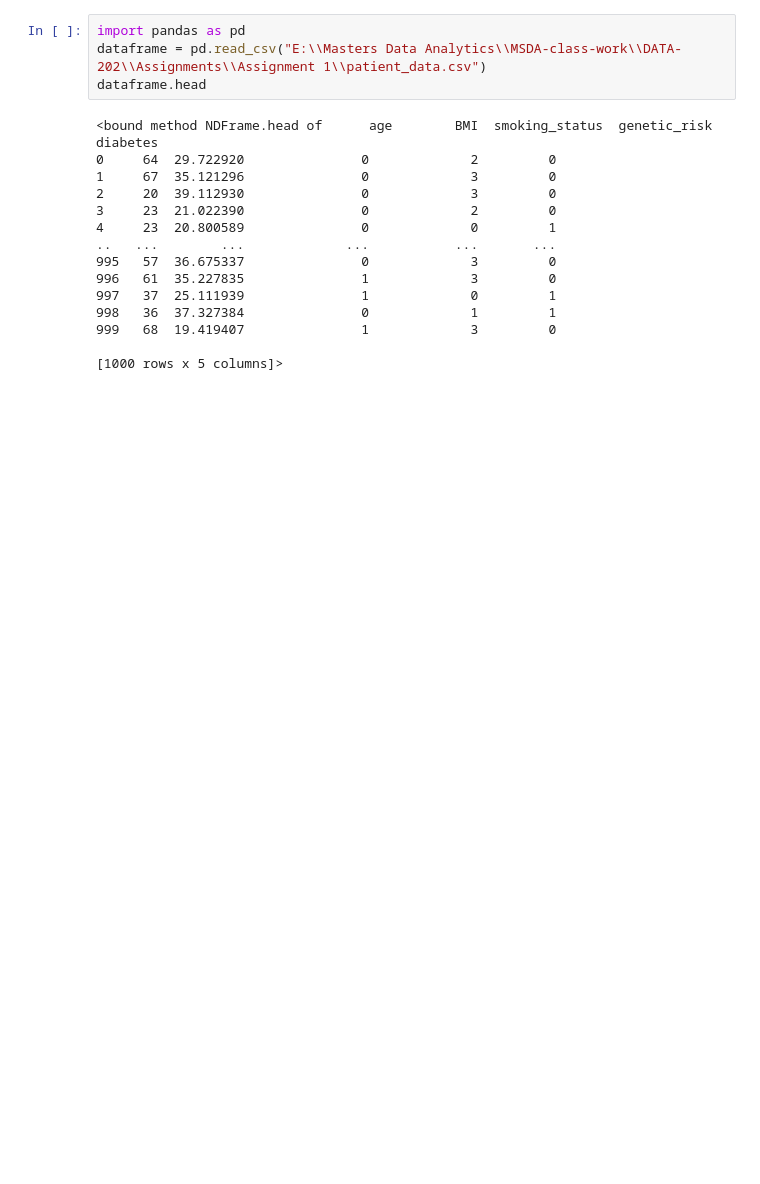
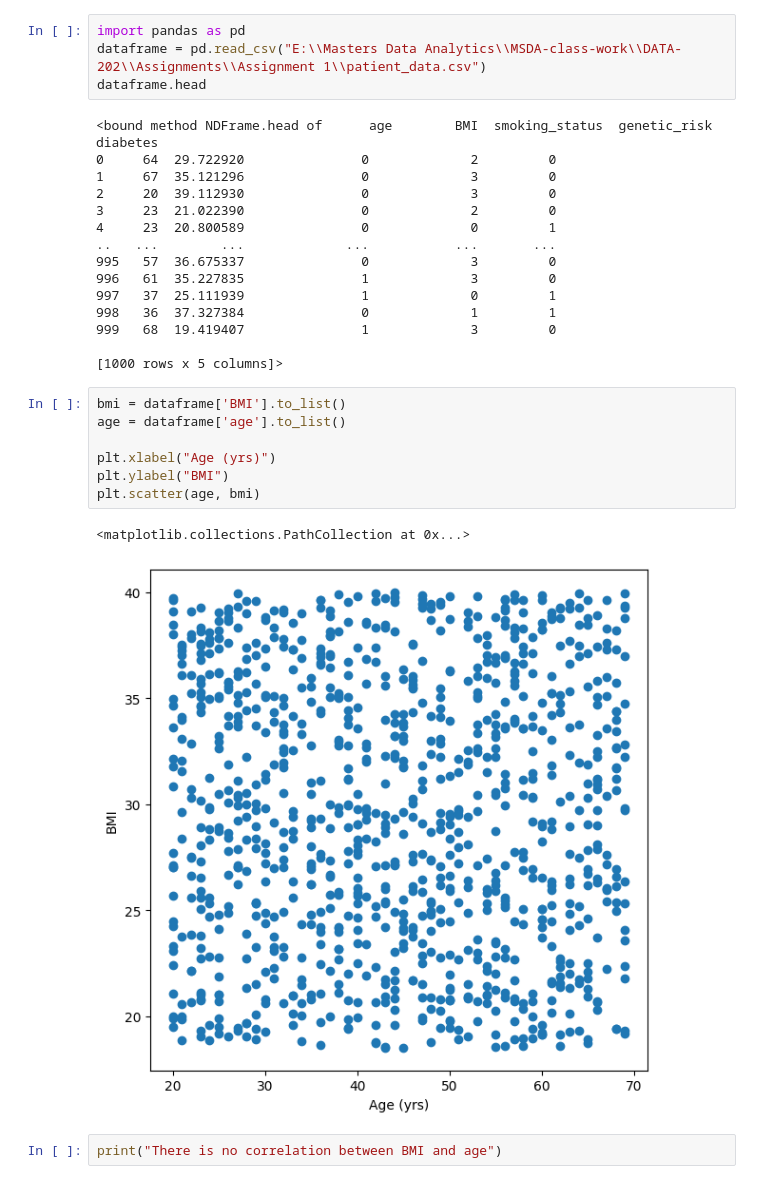
Before and after one commit to nmannan97/MSDA-class-work, a Jupyter notebook: DATA-202/Assignment1.ipynb, the cells around one changed output. Drawn from its saved outputs; the diff is of its cells as text; blank space fills up the shorter version.

```diff
--- a/DATA-202/Assignment1.ipynb
+++ b/DATA-202/Assignment1.ipynb
@@ -108,3 +116,15 @@ dataframe.head
 999   68  19.419407               1             3         0
 
 [1000 rows x 5 columns]>
+# %%
+bmi = dataframe['BMI'].to_list()
+age = dataframe['age'].to_list()
+
+plt.xlabel("Age (yrs)")
+plt.ylabel("BMI")
+plt.scatter(age, bmi)
+# %% [output]
+<matplotlib.collections.PathCollection at 0x...>
+[figure, added]
+# %%
+print("There is no correlation between BMI and age")
```
Also changed, not shown: parts of 10 cells of this notebook, 3 other files.
